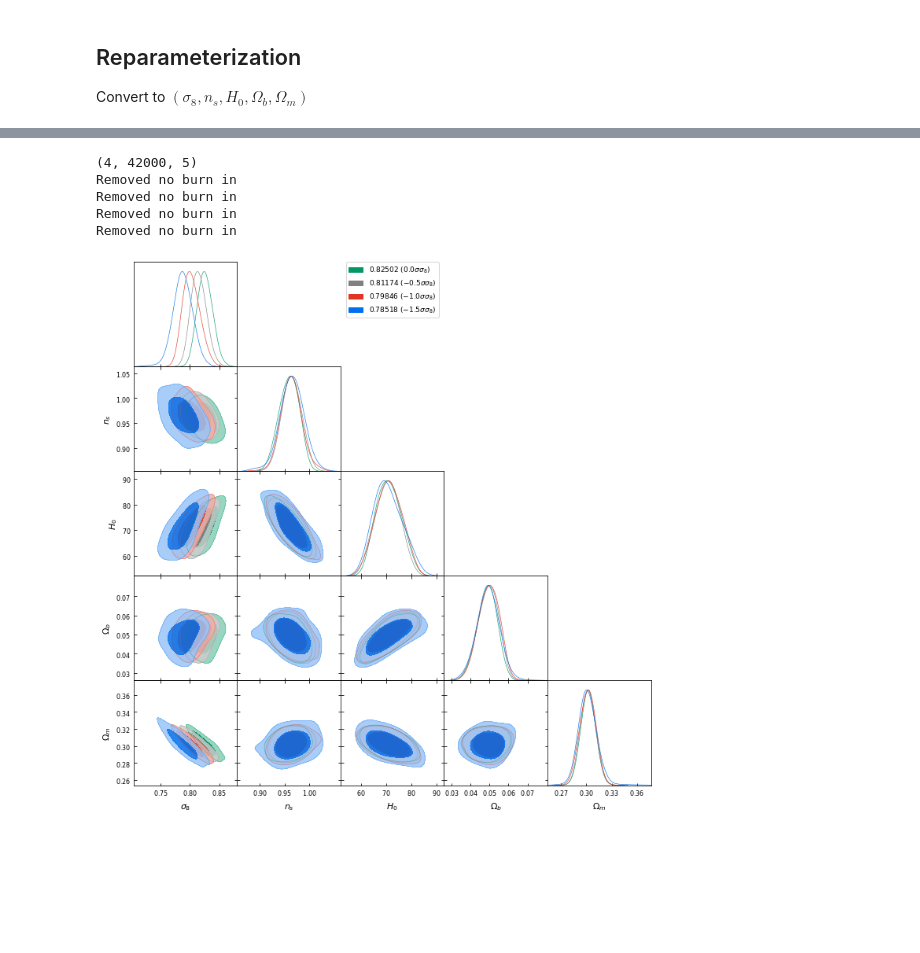
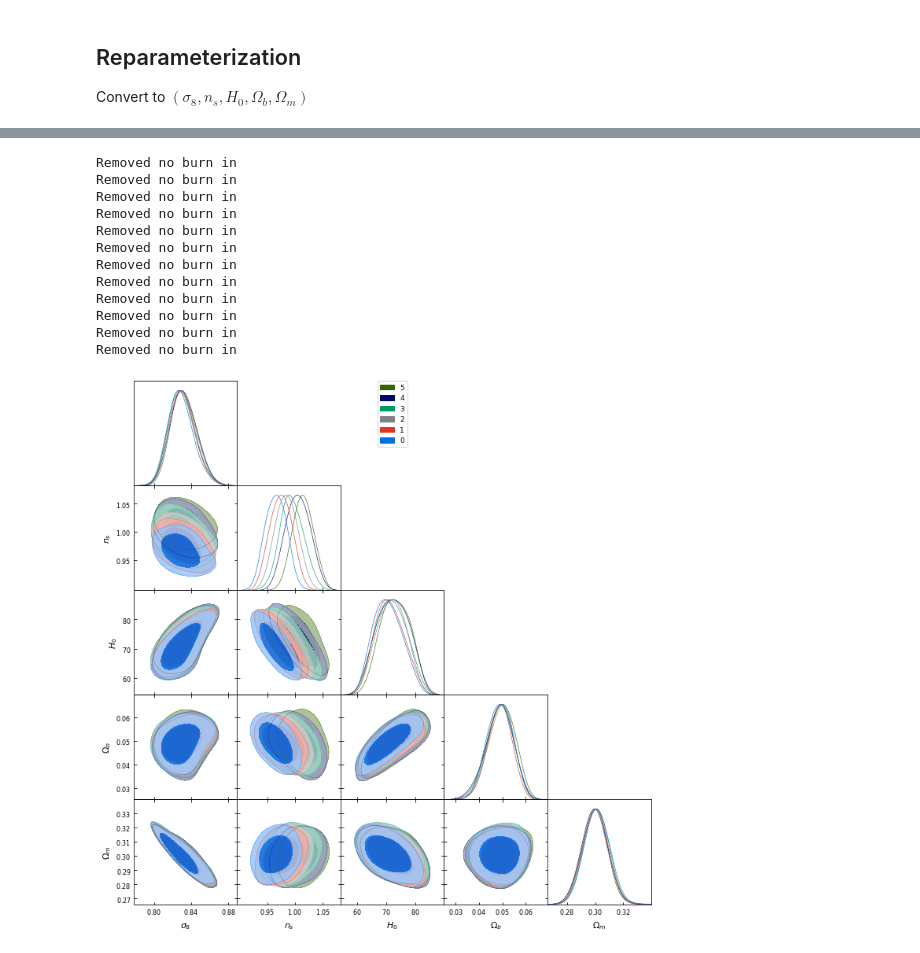
Before and after one commit to SBU-EVAN/jupyter-notebooks, a Jupyter notebook: shifts.ipynb, the cells around one changed output, grey strips where cells are left out. Drawn from its saved outputs; the diff is of its cells as text; code cells hidden in the pictures; blank space fills up the shorter version.

Commit message:
updated shifts

```diff
--- a/shifts.ipynb
+++ b/shifts.ipynb
@@ -895,37 +638,44 @@ for dv in data_vectors:
+# %%
+# now lets sample
+shifted_samples_PC0 = []
+
+for dv in data_vectors:
+    data_model.dv_obs = dv[0]
+    emu_sampler = None
+    with Pool(10) as pool:
+        emu_sampler = emcee.EnsembleSampler(N_WALKERS, NDIM_SAMPLING, lnprob, pool=pool)
+        emu_sampler.run_mcmc(pos0, N_MCMC, progress=True)
+    _samples = emu_sampler.chain[:,N_BURN_IN::N_THIN].reshape((-1,NDIM_SAMPLING))
+    _s = _samples[...,:5]
+    shifted_samples_PC0.append(_s)
 # %%
-print(np.array(shifted_samples).shape)
 def plot_cosmo_contours(sample_list, legend_labels):
     names = ['sigma8','ns','H0','Omegab','omegam']
     labels = ['\sigma_8','n_s','H_0','\Omega_b','\Omega_m']
 
-    cosmo_truth = [3.0675, 0.97, 69., 0.0228528, 0.1199772]
-
-    truth_dict = {}
-    for name, truth in zip(names, cosmo_truth):
-        truth_dict[name] = truth
-
     getdist_samples = []
     for samples, legend_label in zip(sample_list, legend_labels):
-        cosmo_samples = samples[:,:5]
+        cosmo_samples = emu_to_params(samples[:,:5])
         getdist_samples.append(MCSamples(samples=cosmo_samples,names = names, labels=labels, label=legend_label))
 
     g = plots.get_subplot_plotter()
-    g.triangle_plot(getdist_samples, filled=True)#, markers=truth_dict)
-    g.export('s8-shift.pdf')
-plot_cosmo_contours([emu_to_params(samples),
-                     emu_to_params(shifted_samples[0]),
-                     emu_to_params(shifted_samples[1]),
-                     emu_to_params(shifted_samples[2])],
-                     #emu_to_params(shifted_samples[3])],
-                    ['{:.5f} $(0.0\sigma \sigma_8)$'.format(truth_converted[0][0]),
-                     '{:.5f} $(-0.5\sigma \sigma_8)$'.format(vals[0]),
-                     '{:.5f} $(-1.0\sigma \sigma_8)$'.format(vals[1]),
-                     '{:.5f} $(-1.5\sigma \sigma_8)$'.format(vals[2])])#,
-                     #'{:.5f} $(-2.0\sigma \sigma_8)$'.format(vals[3])])
+    g.triangle_plot(getdist_samples, filled=True)
+
+plot_cosmo_contours(shifted_samples_PC0[:6],
+                    ['5','4','3','2','1','0'])
+plot_cosmo_contours(shifted_samples_PC0[5:],
+                    ['0','-1','-2','-3','-4','-5'])
 # %% [output]
-(4, 42000, 5)
 Removed no burn in
 Removed no burn in
 Removed no burn in
 Removed no burn in
+Removed no burn in
+Removed no burn in
+Removed no burn in
+Removed no burn in
+Removed no burn in
+Removed no burn in
+Removed no burn in
+Removed no burn in
-[figure, old version]
+[figure, new version]
```
Also changed, not shown: parts of 42 cells of this notebook.
